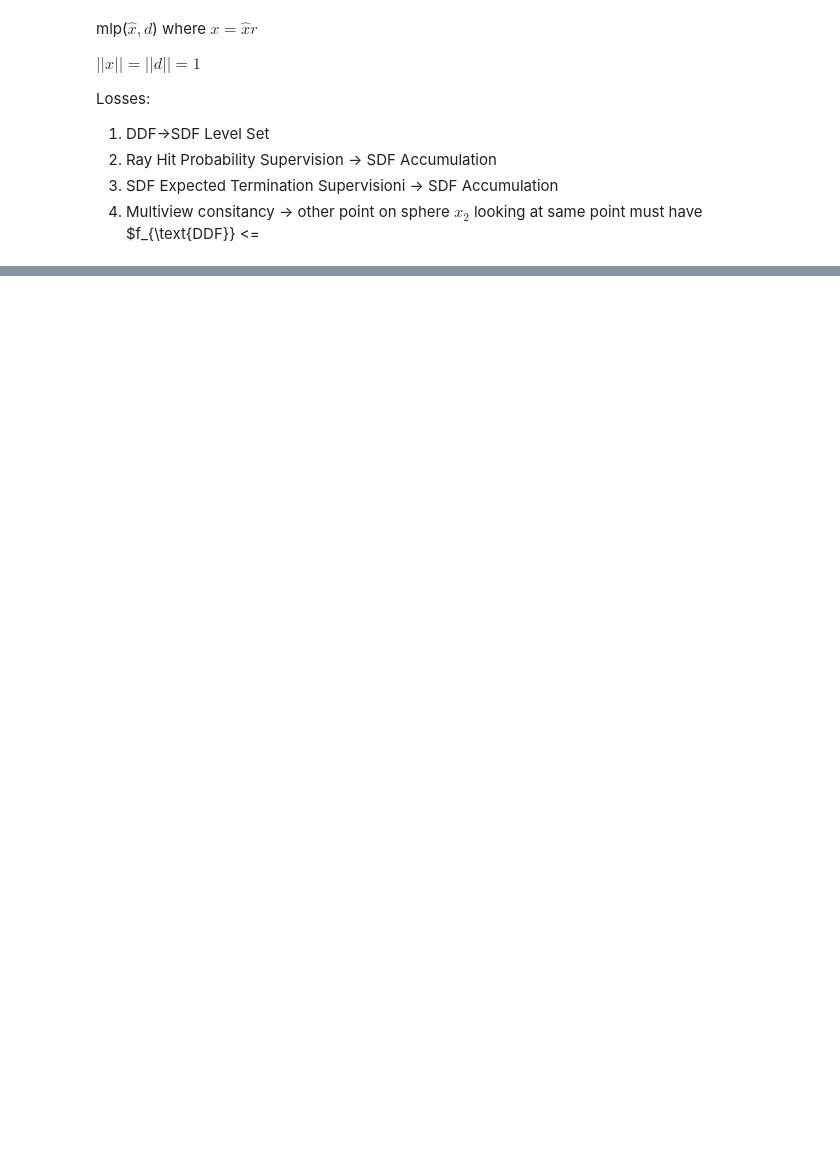
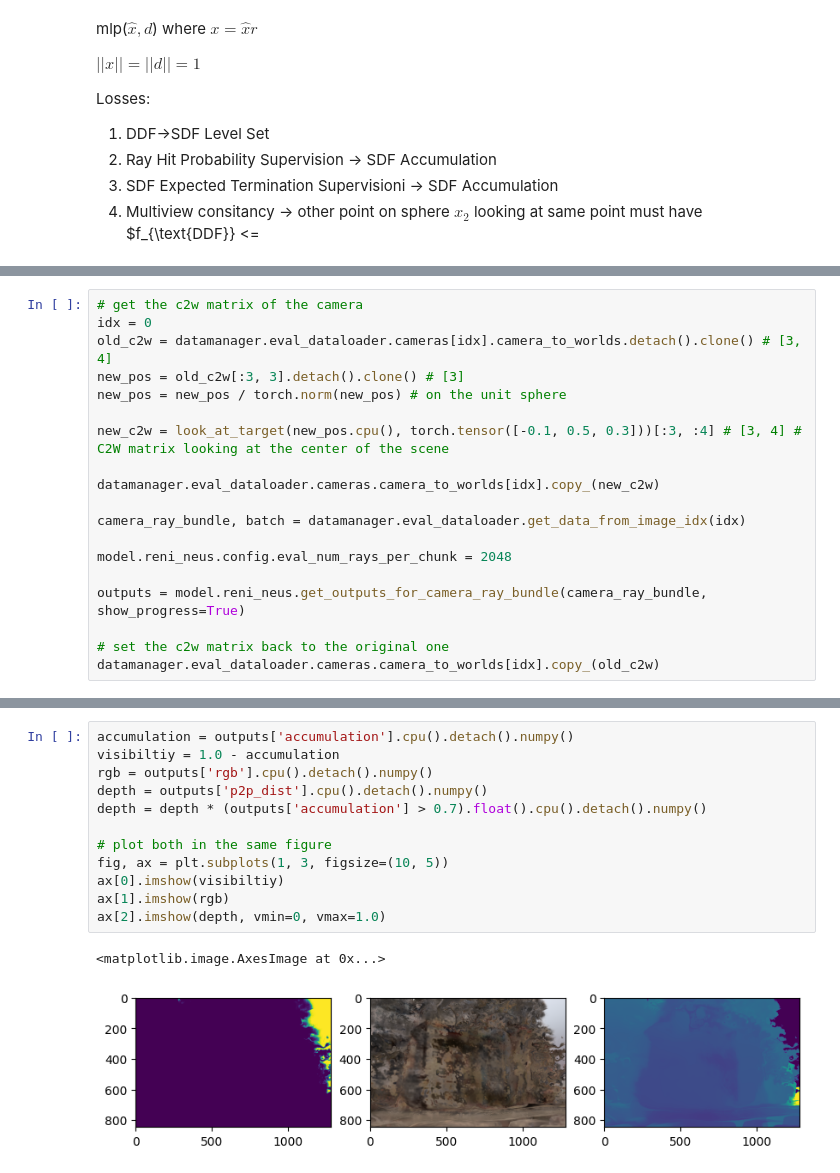
Before and after one commit to JADGardner/neusky, a Jupyter notebook: notebooks/ddf.ipynb, the cells around one changed output, grey strips where cells are left out. Saved outputs shown, nothing was run; the diff lists cells and outputs as text; blank space fills up the shorter version.

```diff
--- a/notebooks/ddf.ipynb
+++ b/notebooks/ddf.ipynb
@@ -298,0 +160,19 @@ len(batch['fg_mask'])
+# %%
+# get the c2w matrix of the camera
+idx = 0
+old_c2w = datamanager.eval_dataloader.cameras[idx].camera_to_worlds.detach().clone() # [3, 4]
+new_pos = old_c2w[:3, 3].detach().clone() # [3]
+new_pos = new_pos / torch.norm(new_pos) # on the unit sphere
+
+new_c2w = look_at_target(new_pos.cpu(), torch.tensor([-0.1, 0.5, 0.3]))[:3, :4] # [3, 4] # C2W matrix looking at the center of the scene
+
+datamanager.eval_dataloader.cameras.camera_to_worlds[idx].copy_(new_c2w)
+
+camera_ray_bundle, batch = datamanager.eval_dataloader.get_data_from_image_idx(idx)
+
+model.reni_neus.config.eval_num_rays_per_chunk = 2048
+
+outputs = model.reni_neus.get_outputs_for_camera_ray_bundle(camera_ray_bundle, show_progress=True)
+
+# set the c2w matrix back to the original one
+datamanager.eval_dataloader.cameras.camera_to_worlds[idx].copy_(old_c2w)
@@ -298,0 +186,15 @@ len(batch['fg_mask'])
+# %%
+accumulation = outputs['accumulation'].cpu().detach().numpy()
+visibiltiy = 1.0 - accumulation
+rgb = outputs['rgb'].cpu().detach().numpy()
+depth = outputs['p2p_dist'].cpu().detach().numpy()
+depth = depth * (outputs['accumulation'] > 0.7).float().cpu().detach().numpy()
+
+# plot both in the same figure
+fig, ax = plt.subplots(1, 3, figsize=(10, 5))
+ax[0].imshow(visibiltiy)
+ax[1].imshow(rgb)
+ax[2].imshow(depth, vmin=0, vmax=1.0)
+# %% [output]
+<matplotlib.image.AxesImage at 0x...>
+[figure, added]
```
Also changed, not shown: parts of 14 cells of this notebook, 5 other files.
